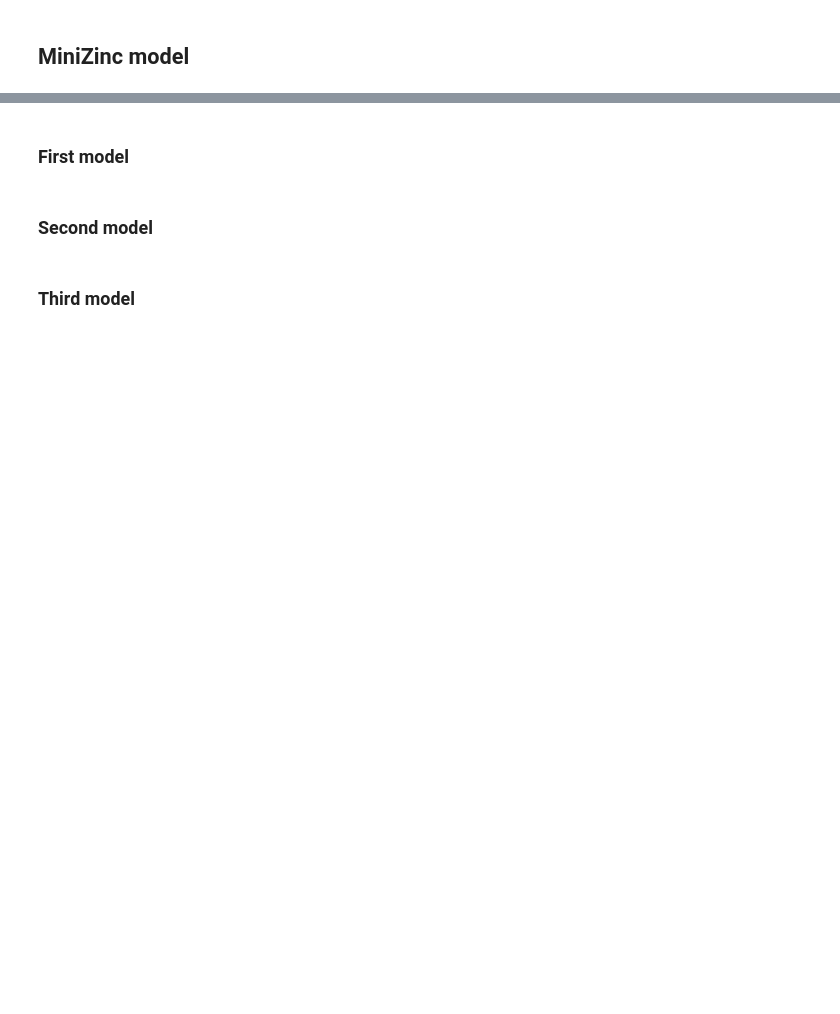
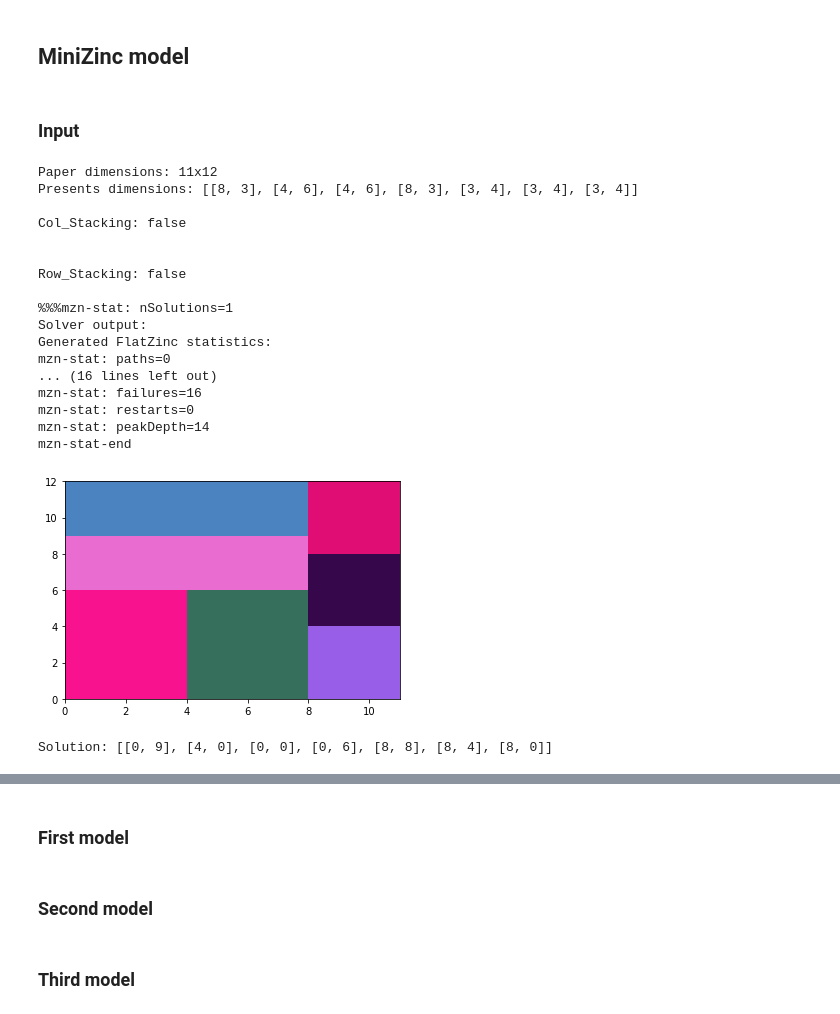
Before and after one commit to LeoCalbi/present-wrapping, a Jupyter notebook: pwp.ipynb, the cells around one changed output, grey strips where cells are left out. Saved outputs shown, nothing was run; the diff lists cells and outputs as text; code cells hidden in the pictures; blank space fills up the shorter version.

Commit message:
add check feasibility, fix stacking

```diff
--- a/pwp.ipynb
+++ b/pwp.ipynb
@@ -191,2 +64,4 @@ mzn-stat-end
 # %% [markdown]
 ## MiniZinc model
+# %% [markdown]
+### Input
@@ -192,0 +71,31 @@ mzn-stat-end
+# %%
+path = f"instances/11x12.txt"
+w_paper, h_paper, n, presents = read_input(path)
+unordered_presents = list(presents)
+presents, sorted_indices = order_presents(presents, method='area', reverse=True)
+bl_corners = []
+print(f"Paper dimensions: 11x12")
+print(f"Presents dimensions: {presents}")
+solutions = %minizinc -s pwp-v5
+if solutions:
+    show_solutions(w_paper, h_paper, n, presents, solutions)
+# %% [output]
+Paper dimensions: 11x12
+Presents dimensions: [[8, 3], [4, 6], [4, 6], [8, 3], [3, 4], [3, 4], [3, 4]]
+
+Col_Stacking: false
+
+
+Row_Stacking: false
+
+%%%mzn-stat: nSolutions=1
+Solver output:
+Generated FlatZinc statistics:
+mzn-stat: paths=0
+... (16 lines left out)
+mzn-stat: failures=16
+mzn-stat: restarts=0
+mzn-stat: peakDepth=14
+mzn-stat-end
+[figure, added]
+Solution: [[0, 9], [4, 0], [0, 0], [0, 6], [8, 8], [8, 4], [8, 0]]
```
Also changed, not shown: parts of 15 cells of this notebook, 2 other files.
